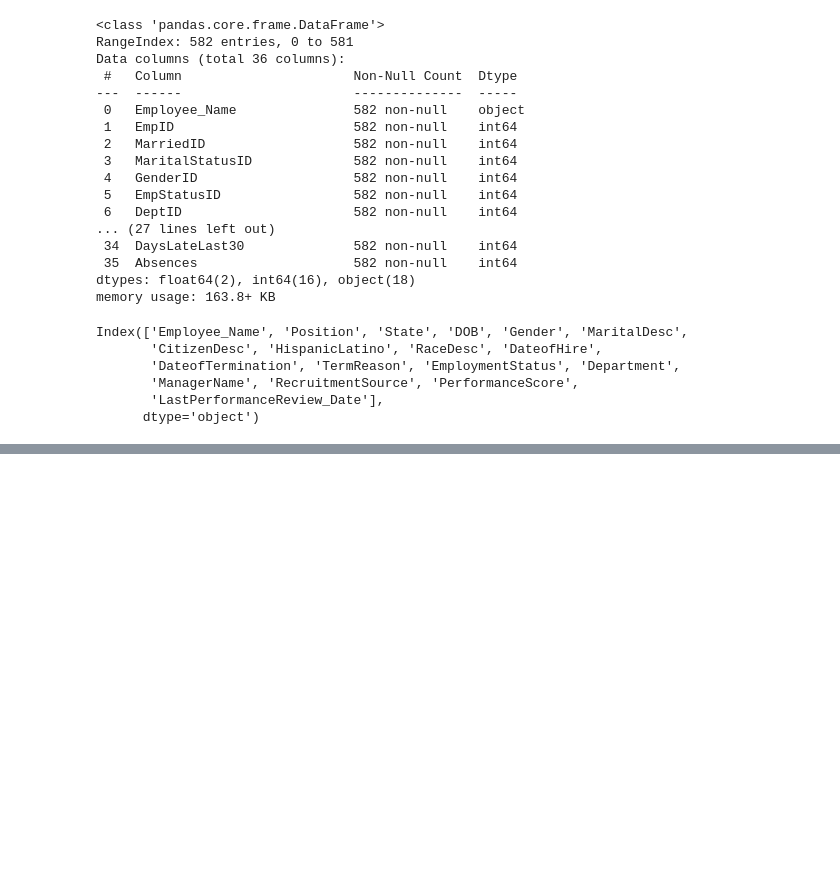
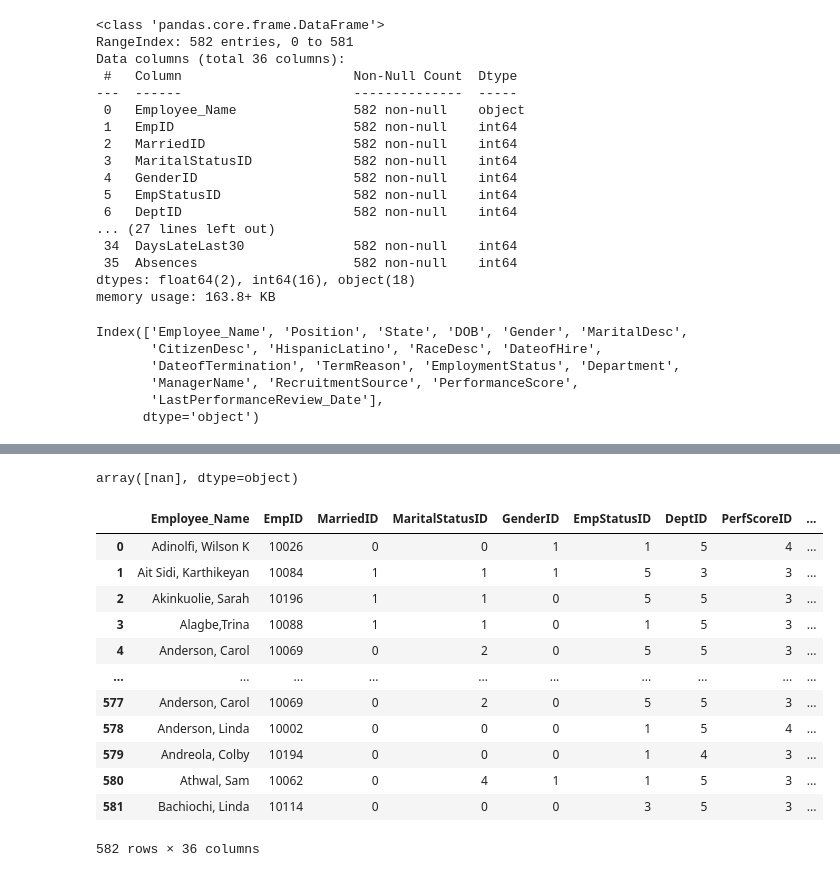
Before and after one commit to SmriteePoudel/DataScience, a Jupyter notebook: Cleaning.ipynb, the cells around one changed output, grey strips where cells are left out. Saved outputs shown, nothing was run; the diff lists cells and outputs as text; code cells hidden in the pictures; blank space fills up the shorter version.

Commit message:
Cleaning Functions

```diff
--- a/Cleaning.ipynb
+++ b/Cleaning.ipynb
@@ -80,3 +80,22 @@ Position
  '5/15/2014' '2/6/2011' '6/2/2014' '1/19/2016' '9/2/2015']
 # %%
 #String Func
+# %%
+#Strip() -> Used to remove unnecessary data like white spaces
+df['Position']=df['Position'].str.strip()
+# %%
+df['Gender']=df['Gender'].str.strip()
+# %%
+#Removing all white spaces using for loop so that everything gets cleared at once.
+columns= ['Position', 'State', 'Gender', 'MaritalDesc',
+       'CitizenDesc', 'HispanicLatino', 'RaceDesc',
+        'TermReason', 'EmploymentStatus', 'Department',
+       'ManagerName', 'RecruitmentSource', 'PerformanceScore',
+       'LastPerformanceReview_Date']
+for s_col in columns:
+    df[s_col]= df[s_col].str.strip()
+# %%
+#To clean double yes no acceptance
+df['HispanicLatino'].unique()
+# %% [output]
+array([nan], dtype=object)
@@ -82,0 +104,9 @@ Position
+# %%
+h1 = {
+    'no':'No',
+    'yes':'Yes',
+    'Yes':'Yes',
+    'No':  'No'
+
+}
+df['HispanicLatino']=df['HispanicLatino'].map(h1)
@@ -82,0 +115,16 @@ Position
+# %%
+df
+# %% [output]
+|  | Employee_Name | EmpID | MarriedID | MaritalStatusID | GenderID | EmpStatusID | DeptID | PerfScoreID | ... |
+| 0 | Adinolfi, Wilson K | 10026 | 0 | 0 | 1 | 1 | 5 | 4 | ... |
+| 1 | Ait Sidi, Karthikeyan | 10084 | 1 | 1 | 1 | 5 | 3 | 3 | ... |
+| 2 | Akinkuolie, Sarah | 10196 | 1 | 1 | 0 | 5 | 5 | 3 | ... |
+| 3 | Alagbe,Trina | 10088 | 1 | 1 | 0 | 1 | 5 | 3 | ... |
+| 4 | Anderson, Carol | 10069 | 0 | 2 | 0 | 5 | 5 | 3 | ... |
+| ... | ... | ... | ... | ... | ... | ... | ... | ... | ... |
+| 577 | Anderson, Carol | 10069 | 0 | 2 | 0 | 5 | 5 | 3 | ... |
+| 578 | Anderson, Linda | 10002 | 0 | 0 | 0 | 1 | 5 | 4 | ... |
+| 579 | Andreola, Colby | 10194 | 0 | 0 | 0 | 1 | 4 | 3 | ... |
+| 580 | Athwal, Sam | 10062 | 0 | 4 | 1 | 1 | 5 | 3 | ... |
+| 581 | Bachiochi, Linda | 10114 | 0 | 0 | 0 | 3 | 5 | 3 | ... |
+582 rows × 36 columns
```
Also changed, not shown: parts of 14 cells of this notebook, 6 other files.
